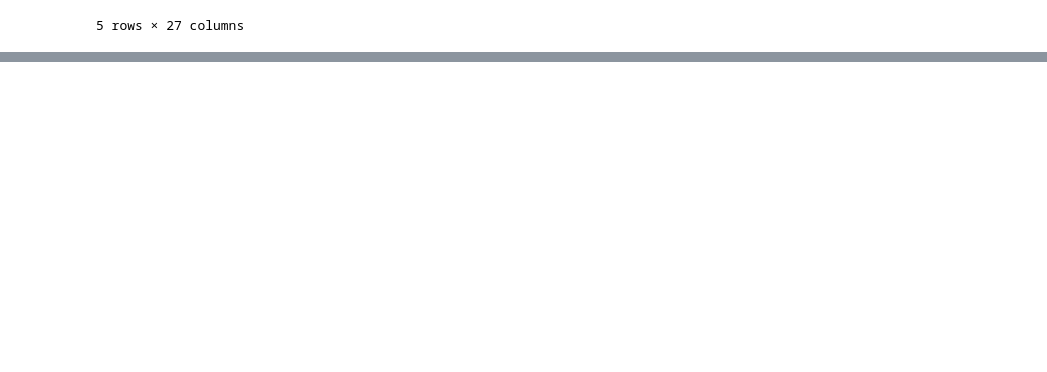
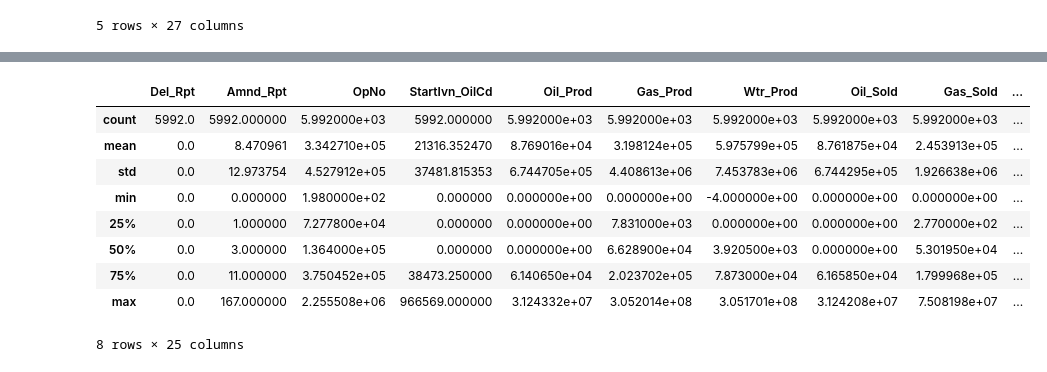
Before and after one commit to jromani-ds/MT_Oil, a Jupyter notebook: DataCollection.ipynb, the cells around one changed output, grey strips where cells are left out. Saved outputs shown, nothing was run; the diff lists cells and outputs as text; code cells hidden in the pictures; blank space fills up the shorter version.

```diff
--- a/DataCollection.ipynb
+++ b/DataCollection.ipynb
@@ -80,0 +126,18 @@ well_data_df.head()
+# %%
+lease_prd_total = lease_prod_df.groupby(['Lease_Unit']).sum() #sum the producing streams by lease unit
+lease_prd_total['BOE'] = lease_prd_total['Oil_Prod'] + lease_prd_total['Gas_Prod']/5.8 #get total bbls of oil equivalent
+lease_prd_total = lease_prd_total[lease_prd_total['BOE']>0] #drop leases that didn't produce any oil and/or gas
+lease_list = list(lease_prd_total.index) #get list of the lease unit #'s that are associated with leases that had non-zero production
+lease_prod_df = lease_prod_df[lease_prod_df['Lease_Unit'].isin(lease_list)]
+lease_prd_total.describe()
+# %% [output]
+|  | Del_Rpt | Amnd_Rpt | OpNo | StartIvn_OilCd | Oil_Prod | Gas_Prod | Wtr_Prod | Oil_Sold | Gas_Sold | ... |
+| count | 5992.0 | 5992.000000 | 5.992000e+03 | 5992.000000 | 5.992000e+03 | 5.992000e+03 | 5.992000e+03 | 5.992000e+03 | 5.992000e+03 | ... |
+| mean | 0.0 | 8.470961 | 3.342710e+05 | 21316.352470 | 8.769016e+04 | 3.198124e+05 | 5.975799e+05 | 8.761875e+04 | 2.453913e+05 | ... |
+| std | 0.0 | 12.973754 | 4.527912e+05 | 37481.815353 | 6.744705e+05 | 4.408613e+06 | 7.453783e+06 | 6.744295e+05 | 1.926638e+06 | ... |
+| min | 0.0 | 0.000000 | 1.980000e+02 | 0.000000 | 0.000000e+00 | 0.000000e+00 | -4.000000e+00 | 0.000000e+00 | 0.000000e+00 | ... |
+| 25% | 0.0 | 1.000000 | 7.277800e+04 | 0.000000 | 0.000000e+00 | 7.831000e+03 | 0.000000e+00 | 0.000000e+00 | 2.770000e+02 | ... |
+| 50% | 0.0 | 3.000000 | 1.364000e+05 | 0.000000 | 0.000000e+00 | 6.628900e+04 | 3.920500e+03 | 0.000000e+00 | 5.301950e+04 | ... |
+| 75% | 0.0 | 11.000000 | 3.750452e+05 | 38473.250000 | 6.140650e+04 | 2.023702e+05 | 7.873000e+04 | 6.165850e+04 | 1.799968e+05 | ... |
+| max | 0.0 | 167.000000 | 2.255508e+06 | 966569.000000 | 3.124332e+07 | 3.052014e+08 | 3.051701e+08 | 3.124208e+07 | 7.508198e+07 | ... |
+8 rows × 25 columns
```
Also changed, not shown: parts of 12 cells of this notebook.
